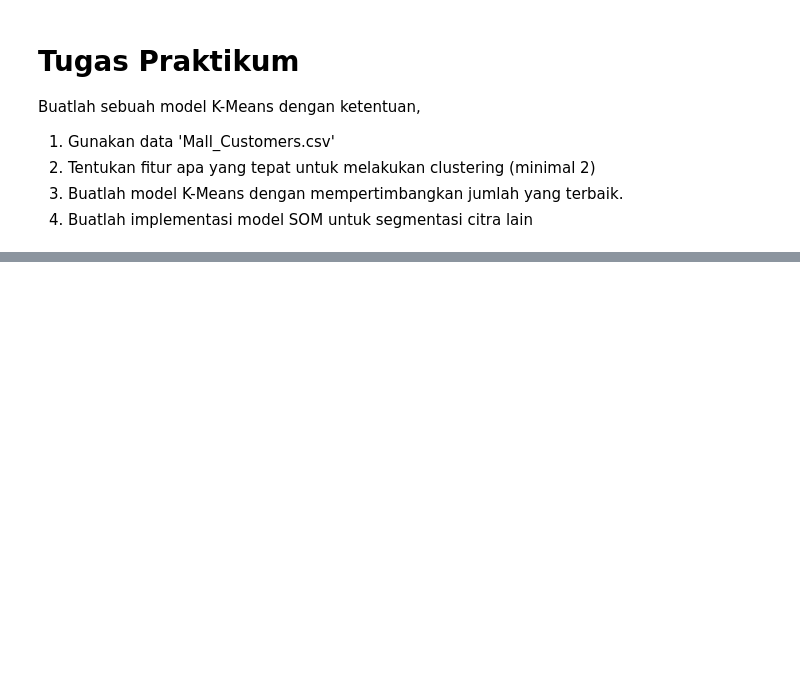
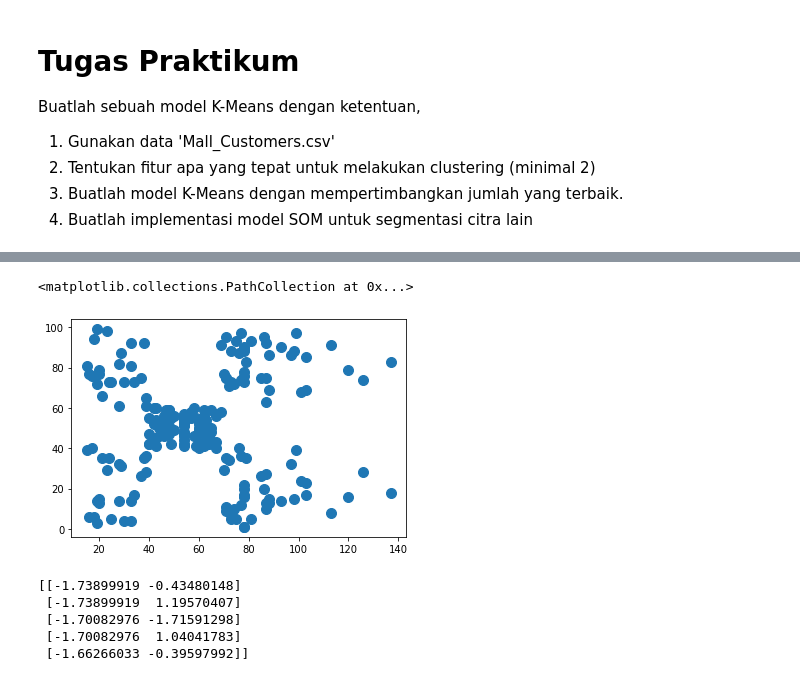
Before and after one commit to zhrnnsw/Machine-Learning, a Jupyter notebook: week-7/Praktikum_Jobsheet_7.ipynb, the cells around one changed output, grey strips where cells are left out. Drawn from its saved outputs; the diff is of its cells as text; code cells hidden in the pictures; blank space fills up the shorter version.

```diff
--- a/week-7/Praktikum_Jobsheet_7.ipynb
+++ b/week-7/Praktikum_Jobsheet_7.ipynb
@@ -494,0 +506,4 @@ Buatlah sebuah model K-Means dengan ketentuan,
+# %%
+df = pd.read_csv('dataset/Mall_Customers.csv')
+
+df.head()
@@ -494,0 +526,3 @@ Buatlah sebuah model K-Means dengan ketentuan,
+# %%
+df.drop(['CustomerID'], axis=1, inplace=True)
+df.head()
@@ -494,0 +536,4 @@ Buatlah sebuah model K-Means dengan ketentuan,
+# %%
+gender_encoding = {'Male': 0, 'Female': 1}
+df['Gender'] = df['Gender'].map(gender_encoding)
+df.head()
@@ -494,0 +547,17 @@ Buatlah sebuah model K-Means dengan ketentuan,
+# %%
+# berdasarkan annual income spending Score
+plt.scatter(df.iloc[:, -2], df.iloc[:, -1], s = 100)
+# %% [output]
+<matplotlib.collections.PathCollection at 0x...>
+[figure, added]
+# %%
+scaler = StandardScaler()
+X = df.iloc[:, -2:]
+X_scaled = scaler.fit_transform(X)
+print(X_scaled[:5])
+# %% [output]
+[[-1.73899919 -0.43480148]
+ [-1.73899919  1.19570407]
+ [-1.70082976 -1.71591298]
+ [-1.70082976  1.04041783]
+ [-1.66266033 -0.39597992]]
```
Also changed, not shown: parts of 16 cells of this notebook.
